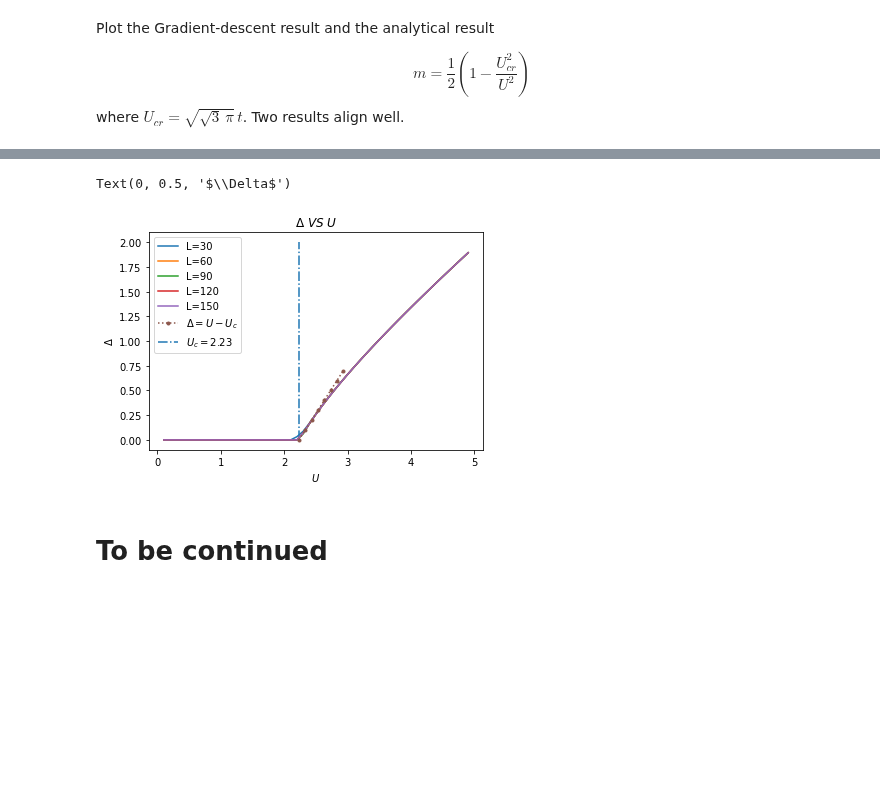
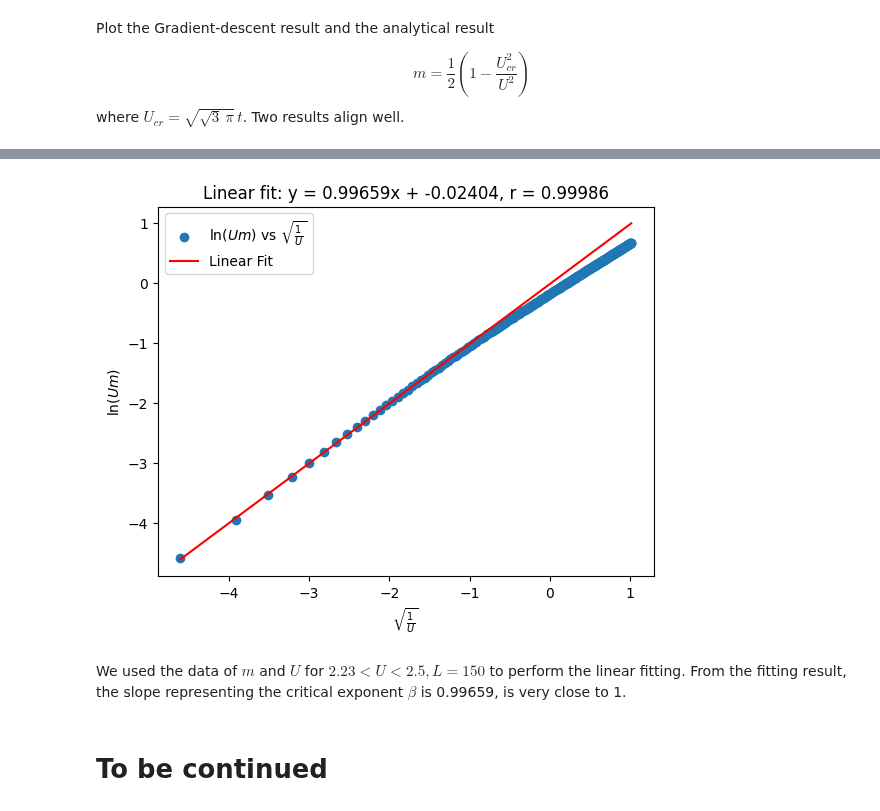
Before and after one commit to songmengh/mean-field, a Jupyter notebook: HF_Hubbard_HC.ipynb, the cells around one changed output, grey strips where cells are left out. Drawn from its saved outputs; the diff is of its cells as text; code cells hidden in the pictures; blank space fills up the shorter version.

```diff
--- a/HF_Hubbard_HC.ipynb
+++ b/HF_Hubbard_HC.ipynb
@@ -724,26 +728,30 @@ for i in range(delta_end.shape[0]):
-# %%
-plt.plot(Ulist,delta_end[0])
-plt.plot(Ulist,delta_end[1])
-plt.plot(Ulist,delta_end[2])
-plt.plot(Ulist,delta_end[3])
-plt.plot(Ulist,delta_end[4])
-plt.vlines(2.23,0,2,linestyles='-.')
-
-X_lst = np.arange(2.23,3,0.1)
-Y_lst = []
-for ix in X_lst:
-    y = ix-2.23
-    Y_lst.append(y)
-plt.plot(X_lst,Y_lst,marker='.',linestyle=':')
-#plt.ylim(-0.001,0.5)
-#plt.xlim(0.1,1)
-le_here=['L='+str(L) for L in Llist]+['$\Delta=U-U_c$']+['$U_c=2.23$']
-plt.legend(le_here)
-plt.title('$\Delta \ VS\  U$')
-plt.xlabel('$U$')
-plt.ylabel('$\Delta$')
-# %% [output]
-Text(0, 0.5, '$\\Delta$')
-[figure, removed]
+# %%
+from scipy.stats import linregress
+from scipy.stats import pearsonr
+
+Ulist_ = Ulist[Ulist>2.23]
+m_ = m_end[4][Ulist>2.23]
+y = np.log(Ulist_*m_)
+x = np.log(Ulist_-2.23)
+
+
+x_c = x[Ulist_<2.5]
+y_c = y[Ulist_<2.5]
+
+
+slope, intercept, r_value, p_value, std_err = linregress(x_c, y_c)
+correlation_coefficient, p_value = pearsonr(x_c, y_c)
+
+plt.scatter(x, y, label=r'$\ln(Um)$ vs $\sqrt{\frac{1}{U}}$')
+plt.plot(x, slope * x + intercept,color = "red", label='Linear Fit')
+plt.xlabel(r'$\sqrt{\frac{1}{U}}$')
+plt.ylabel(r'$\ln(Um)$')
+plt.title(f"Linear fit: y = {slope:.5f}x + {intercept:.5f}, r = {correlation_coefficient:.5f}")
+plt.legend()
+plt.show()
+# %% [output]
+[figure, added]
+# %% [markdown]
+We used the data of $m$ and $U$ for $2.23< U< 2.5, L=150$ to perform the linear fitting. From the fitting result, the slope representing the critical exponent $\beta$ is 0.99659, is very close to 1.
 # %% [markdown]
 # To be continued
```
Also changed, not shown: parts of 6 cells of this notebook.
